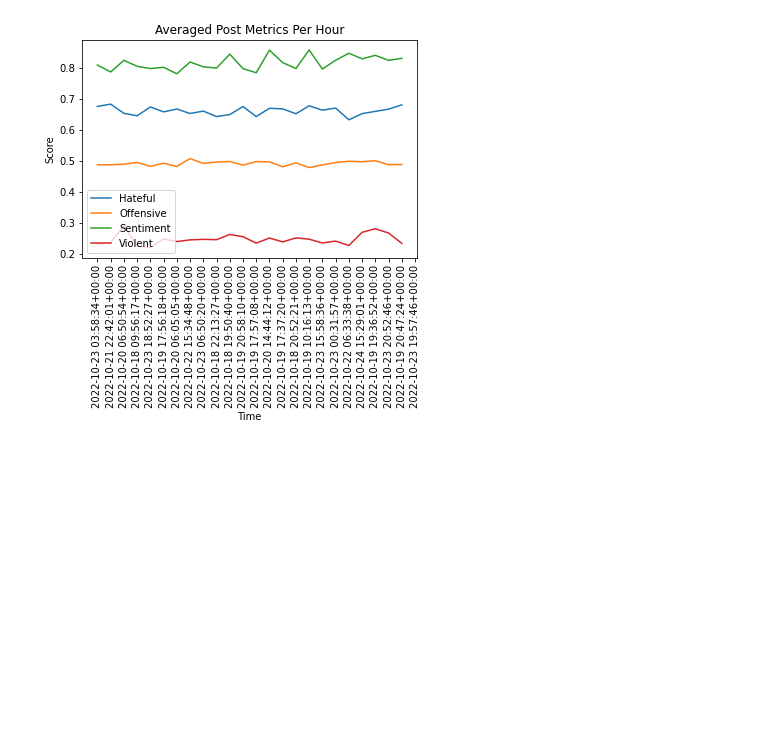
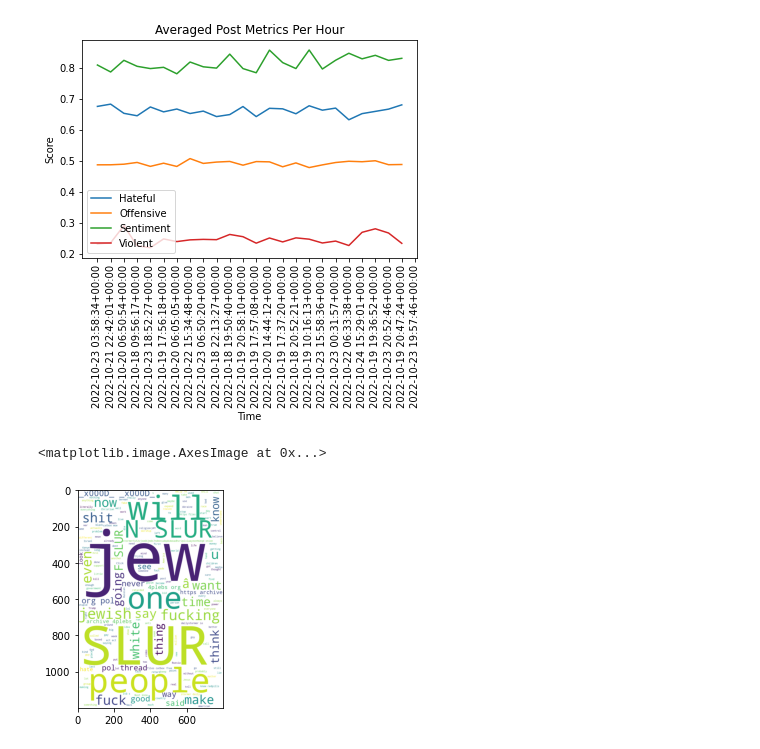
Before and after one commit to NicoACloutier/class-imbalance-Cloutier-Japkowicz-2023, a Jupyter notebook: visualizations.ipynb, the cells around one changed output. Saved outputs shown, nothing was run; the diff lists cells and outputs as text; code cells hidden in the pictures; blank space fills up the shorter version.

Commit message:
add word cloud

```diff
--- a/visualizations.ipynb
+++ b/visualizations.ipynb
@@ -49,3 +50,15 @@ plt.legend()
 plt.show()
 # %% [output]
 [figure]
+# %%
+text = ' '.join(list(df['text']))
+wc = wordcloud.WordCloud(
+    background_color = 'white',
+    stopwords = wordcloud.STOPWORDS,
+    height = 1200,
+    width = 800)
+wc.generate(text)
+plt.imshow(wc)
+# %% [output]
+<matplotlib.image.AxesImage at 0x...>
+[figure, added]
```
Also changed, not shown: parts of 1 cell of this notebook.
